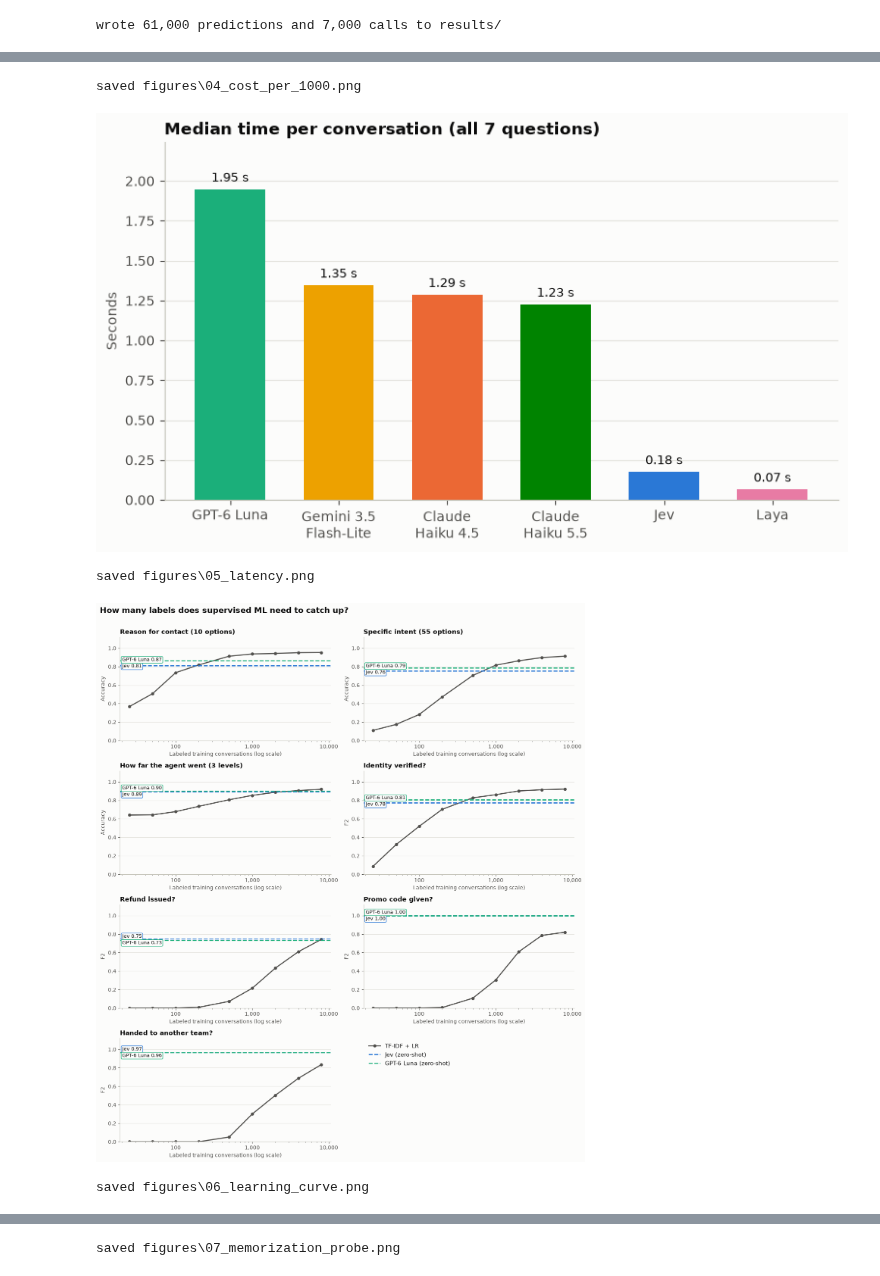
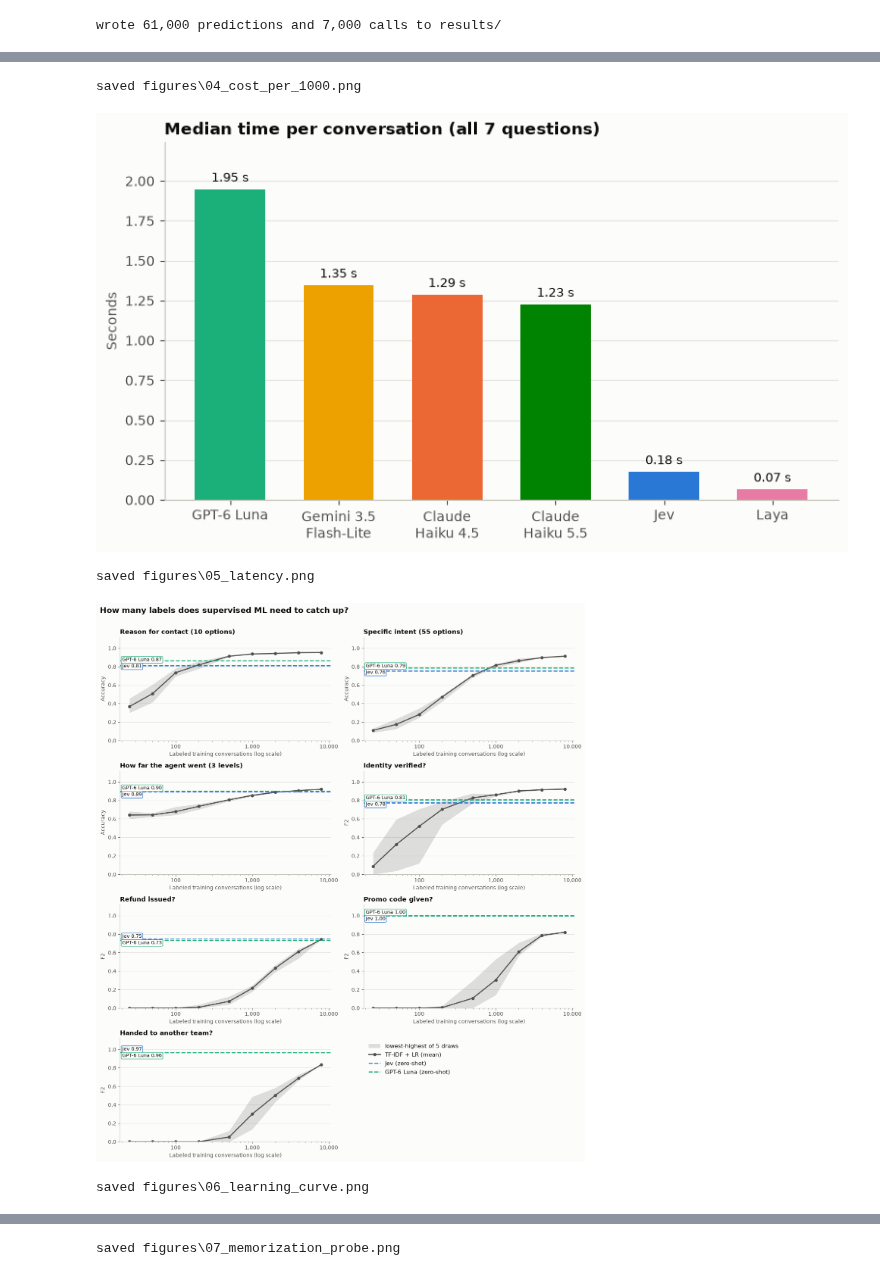
Before and after one commit to misterespresso/AI-Data-Bench, a Jupyter notebook: ABCD Call Labeling/02_benchmark.ipynb, the cells around one changed output, grey strips where cells are left out. Saved outputs shown, nothing was run; the diff lists cells and outputs as text; code cells hidden in the pictures.

```diff
--- a/ABCD Call Labeling/02_benchmark.ipynb
+++ b/ABCD Call Labeling/02_benchmark.ipynb
@@ -317,8 +317,12 @@ for size in LEARNING_CURVE_SIZES:
             learning_curve_rows.append({"size": size, "draw": draw, "question": question,
                                         "score": headline_metric(question, test[question].values, predicted)})
 print(f"learning curve done in {time.perf_counter() - curve_started:.0f}s")
-learning_curve = pd.DataFrame(learning_curve_rows).groupby(["question", "size"])["score"].mean().unstack("size")
-learning_curve.round(3)
+learning_curve_by_draw = pd.DataFrame(learning_curve_rows).groupby(["question", "size"])["score"]
+learning_curve = learning_curve_by_draw.mean().unstack("size")
+learning_curve_low, learning_curve_high = learning_curve_by_draw.min().unstack("size"), learning_curve_by_draw.max().unstack("size")
+display(learning_curve.round(3))
+print("lowest-highest of the 5 draws at each size (the full training set is one fit):")
+learning_curve_low.round(2).astype(str) + "-" + learning_curve_high.round(2).astype(str)
 # %% [output]
 training on 25 labeled conversations ... (0s elapsed)
 training on 50 labeled conversations ... (3s elapsed)
@@ -376,8 +390,10 @@ LLM_SCHEMA = {
     "additionalProperties": False,
 }
 
+LLM_CONVERSATION_TEMPLATE = "## Conversation\n{transcript}\n"
+
 def llm_prompt_parts(transcript):
-    return LLM_QUESTION_BLOCK, f"## Conversation\n{transcript}\n"   # (identical cacheable prefix, per-call suffix)
+    return LLM_QUESTION_BLOCK, LLM_CONVERSATION_TEMPLATE.format(transcript=transcript)   # (identical cacheable prefix, per-call suffix)
 
 def parse_llm_answers(raw_text):
     # Every answer checked against its option list; anything else -> None (invalid, scored as wrong)
@@ -772,11 +802,14 @@ def load_call_log():
         call_log[column] = pd.to_numeric(call_log[column], errors="coerce")
     return call_log
 
-def matching_calls(call_log, model_name, variant, frame, text_for):
-    # Successful rows for this model and variant, produced by the CURRENT configuration on the CURRENT input text
+def matching_calls(call_log, model_name, variant, frame, text_for, successful_only=True):
+    # Rows for this model and variant, produced by the CURRENT configuration on the CURRENT input text
+    # (successful ones only, unless every attempt is wanted, e.g. to count what failures cost)
     expected_input = {row["convo_id"]: sha(text_for(row)) for _, row in frame.iterrows()}
-    rows = call_log[(call_log["model"] == model_name) & (call_log["variant"] == variant) & (call_log["error"] == "")
+    rows = call_log[(call_log["model"] == model_name) & (call_log["variant"] == variant)
                     & (call_log["config_fingerprint"] == config_fingerprint(model_name))]
+    if successful_only:
+        rows = rows[rows["error"] == ""]
     return rows[rows["input_sha"] == rows["convo_id"].map(expected_input)]
 
 def run(model_names, frame, variant="original", text_for=lambda row: row["text"]):
@@ -851,13 +884,14 @@ for model_name, (predictions, model_probabilities, calls) in collect().items():
         all_probabilities[model_name] = model_probabilities
     calls = calls.assign(cost_usd=[cost_usd(model_name, row) for row in calls.to_dict("records")])   # current price table
     total_input = calls[["uncached_input_tokens", "cached_input_tokens", "cache_write_tokens"]].sum(axis=1)
-    attempts = load_call_log().query("model == @model_name and variant == 'original'")
+    attempts = matching_calls(load_call_log(), model_name, "original", test, lambda row: row["text"], successful_only=False)
+    attempt_cost = sum(cost_usd(model_name, row) for row in attempts.to_dict("records"))   # failed attempts are billed too
     efficiency[model_name] = {
         "valid answers": 1 - calls["invalid_answers"].sum() / (len(calls) * len(QUESTIONS)),
         "failed attempts": int((attempts["error"] != "").sum()),
         "median latency s": calls["latency_s"].median(),
         "p90 latency s": calls["latency_s"].quantile(0.9),
-        "cost per 1,000 conversations $": calls["cost_usd"].sum() / len(calls) * 1000,
+        "cost per 1,000 conversations $": attempt_cost / len(calls) * 1000,
         "input tokens / call": total_input.mean(),
         "cache hit share": calls["cached_input_tokens"].sum() / max(total_input.sum(), 1),
         "output tokens / call": calls["output_tokens"].mean(),
@@ -1304,7 +1377,14 @@ def style_value_axis(ax, axis="x"):
 
 def save_figure(fig, name):
     path = FIGURES_DIR / f"{name}.png"
-    fig.savefig(path, dpi=200, bbox_inches="tight")
+    for attempt in range(5):   # Windows: a file watcher can hold a just-written PNG for a moment (OSError 22)
+        try:
+            fig.savefig(path, dpi=200, bbox_inches="tight")
+            break
+        except OSError:
+            if attempt == 4:
+                raise
+            time.sleep(0.5)
     plt.show()
     print(f"saved {path}")
 
@@ -1363,7 +1443,9 @@ fig, axes = plt.subplots(4, 2, figsize=(13, 15))
 for ax, question in zip(axes.flat, QUESTION_TITLES):
     metric = headline_names[QUESTIONS[question]["type"]]
     curve = learning_curve.loc[question]
-    ax.plot(curve.index, curve.values, color=MODEL_COLORS[SUPERVISED], linewidth=2, marker="o", markersize=5, label=display_name(SUPERVISED).split(" (")[0])
+    ax.fill_between(curve.index, learning_curve_low.loc[question].values, learning_curve_high.loc[question].values,
+                    color=MODEL_COLORS[SUPERVISED], alpha=0.18, linewidth=0, label="lowest-highest of 5 draws")
+    ax.plot(curve.index, curve.values, color=MODEL_COLORS[SUPERVISED], linewidth=2, marker="o", markersize=5, label=display_name(SUPERVISED).split(" (")[0] + " (mean)")
     reference_values = {model: scores[model][question][metric] for model in ["Jev", "GPT-6 Luna"] if model in scores}
     for model, value in reference_values.items():
         ax.axhline(value, color=MODEL_COLORS[model], linewidth=2, linestyle="--", label=f"{model} (zero-shot)")
@@ -1462,34 +1544,34 @@ ax.legend([handles[i] for i in order], [labels[i] for i in order], loc="lower ri
 ax.grid(color=GRID, linewidth=0.8)
 ax.set_axisbelow(True)
 save_figure(fig, "09_latency_distribution")
 
 # 10. Routing by call reason: share of each reason's calls labelled with the right reason (per-class recall)
 routing_models = [model for model in CHART_MODELS if "reason" in scores[model]]
 reasons = list(FLOW_DESCRIPTIONS)
 routing = pd.DataFrame({model: [np.mean(all_predictions[model]["reason"][test["reason"].values == reason] == reason) for reason in reasons]
                         for model in routing_models}, index=reasons).T
 fig, ax = plt.subplots(figsize=(13, 5.5))
 # Diverging red <-> blue from the reference palette, neutral grey at 0.5: misrouting reads as red, good routing as blue
 from matplotlib.colors import LinearSegmentedColormap
 routing_cmap = LinearSegmentedColormap.from_list("routing", ["#b52a2a", "#e34948", "#f0efec", "#2a78d6", "#1a4f94"])
 image = ax.imshow(routing.values, cmap=routing_cmap, vmin=0, vmax=1, aspect="auto")
 for (row, col), value in np.ndenumerate(routing.values):
     ax.text(col, row, f"{value:.2f}", ha="center", va="center", fontsize=9, color=SURFACE if abs(value - 0.5) > 0.24 else INK)
 ax.set_xticks(range(len(reasons)), [textwrap.fill(reason.replace("_", " "), 12, break_long_words=False) for reason in reasons], fontsize=9)
 ax.set_yticks(range(len(routing_models)), [display_name(model) for model in routing_models])
 ax.set_title("Routing by call reason: share of each reason's calls sent to the right place")
 for spine in ax.spines.values():
     spine.set_visible(False)
 fig.colorbar(image, ax=ax, fraction=0.025, pad=0.01).outline.set_visible(False)
 save_figure(fig, "10_reason_routing")
 # %% [output]
 [figure]
 saved figures\03_scores_by_question.png
 [figure]
 saved figures\04_cost_per_1000.png
 [figure]
 saved figures\05_latency.png
-[figure, old version]
+[figure, new version]
 saved figures\06_learning_curve.png
 [figure]
 saved figures\07_memorization_probe.png
```
Also changed, not shown: parts of 12 cells of this notebook, 5 other files.
